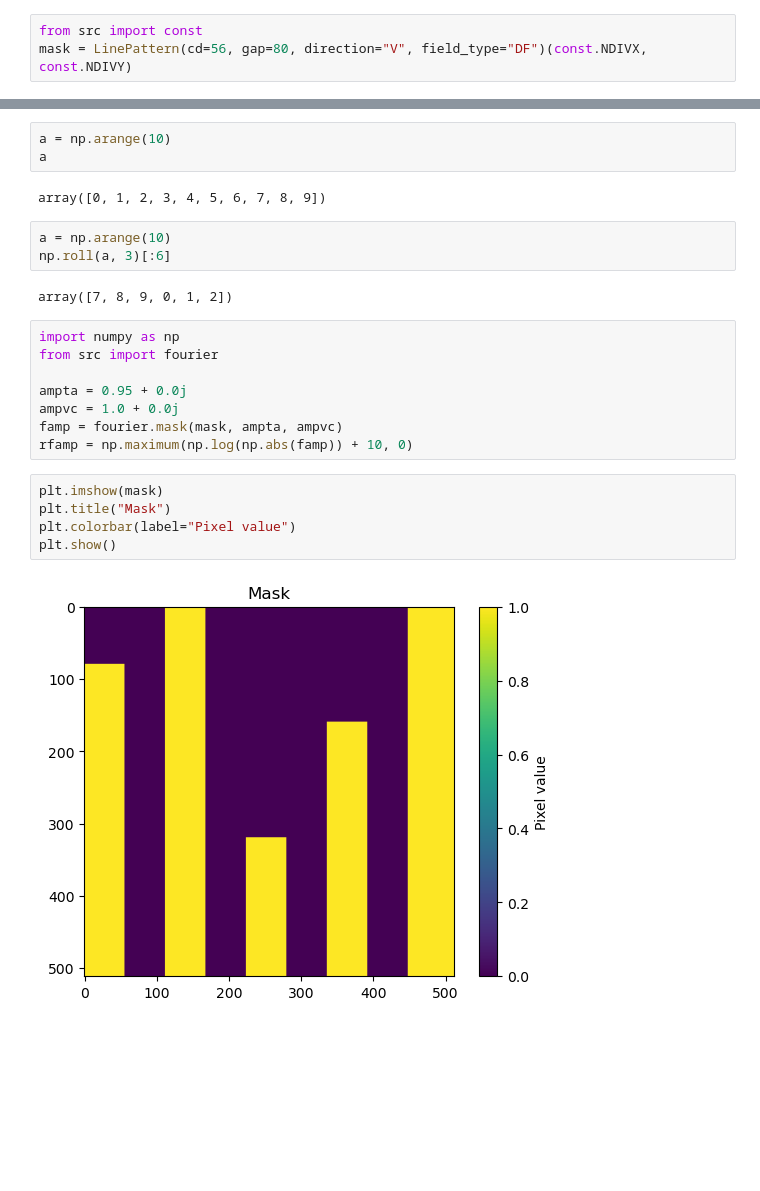
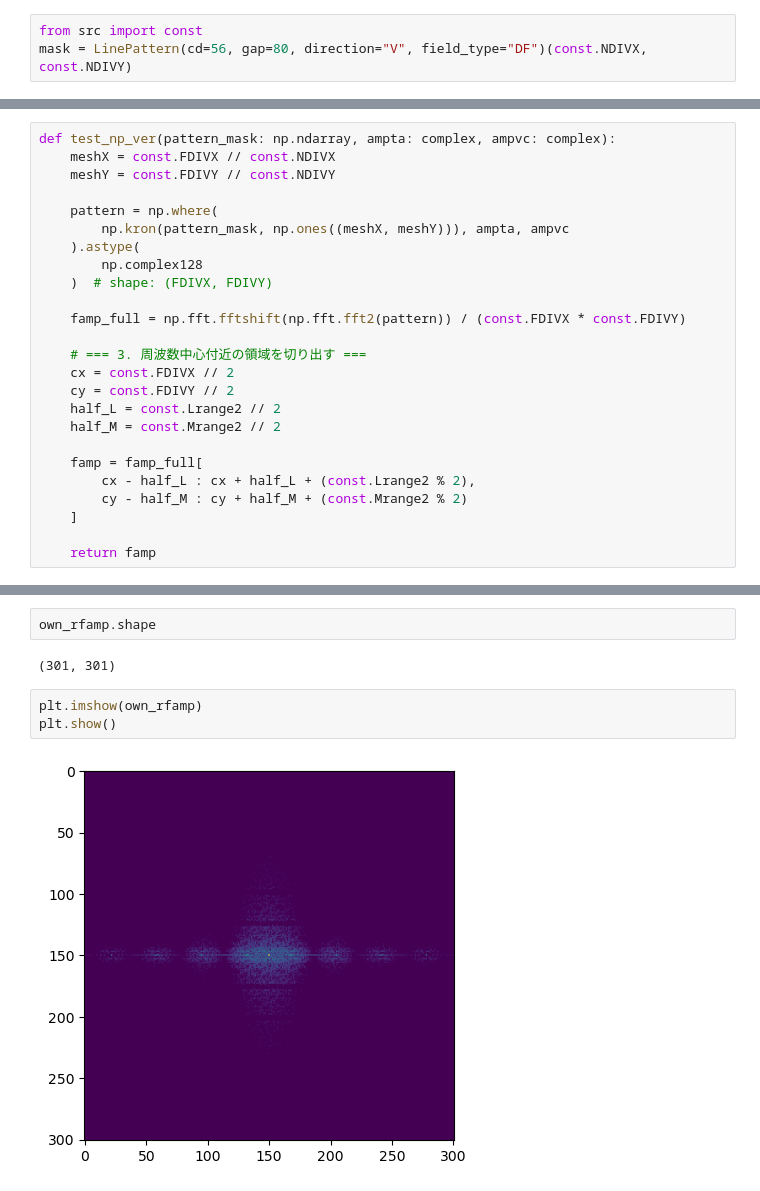
Before and after one commit to takahashi-edalab/EUVlitho, a Jupyter notebook: notebooks/debug_fourier.ipynb, the cells around one changed output, grey strips where cells are left out. Drawn from its saved outputs; the diff is of its cells as text; blank space fills up the shorter version.

Commit message:
replace original fft with numpy's fft

```diff
--- a/notebooks/debug_fourier.ipynb
+++ b/notebooks/debug_fourier.ipynb
@@ -87 +40,26 @@ org_fft_mask = original_mask(mask, ata, avc, const.FDIVX, const.FDIVY, const.LMA
+# %%
+def test_np_ver(pattern_mask: np.ndarray, ampta: complex, ampvc: complex):
+    meshX = const.FDIVX // const.NDIVX
+    meshY = const.FDIVY // const.NDIVY
+
+    pattern = np.where(
+        np.kron(pattern_mask, np.ones((meshX, meshY))), ampta, ampvc
+    ).astype(
+        np.complex128
+    )  # shape: (FDIVX, FDIVY)
+
+    famp_full = np.fft.fftshift(np.fft.fft2(pattern)) / (const.FDIVX * const.FDIVY)
+
+    # === 3. 周波数中心付近の領域を切り出す ===
+    cx = const.FDIVX // 2
+    cy = const.FDIVY // 2
+    half_L = const.Lrange2 // 2
+    half_M = const.Mrange2 // 2
+
+    famp = famp_full[
+        cx - half_L : cx + half_L + (const.Lrange2 % 2),
+        cy - half_M : cy + half_M + (const.Mrange2 % 2)
+    ]
+
+    return famp
 # %%
@@ -127,25 +68,9 @@ meshX, meshY
-# %%
-a = np.arange(10)
-a
-# %% [output]
-array([0, 1, 2, 3, 4, 5, 6, 7, 8, 9])
-# %%
-a = np.arange(10)
-np.roll(a, 3)[:6]
-# %% [output]
-array([7, 8, 9, 0, 1, 2])
-# %%
-import numpy as np
-from src import fourier
-
-ampta = 0.95 + 0.0j
-ampvc = 1.0 + 0.0j
-famp = fourier.mask(mask, ampta, ampvc)
-rfamp = np.maximum(np.log(np.abs(famp)) + 10, 0)
-# %%
-plt.imshow(mask)
-plt.title("Mask")
-plt.colorbar(label="Pixel value")
-plt.show()
-# %% [output]
-[figure, removed]
+# %%
+own_rfamp.shape
+# %% [output]
+(301, 301)
+# %%
+plt.imshow(own_rfamp)
+plt.show()
+# %% [output]
+[figure, added]
```
Also changed, not shown: parts of 12 cells of this notebook, 4 other files.
